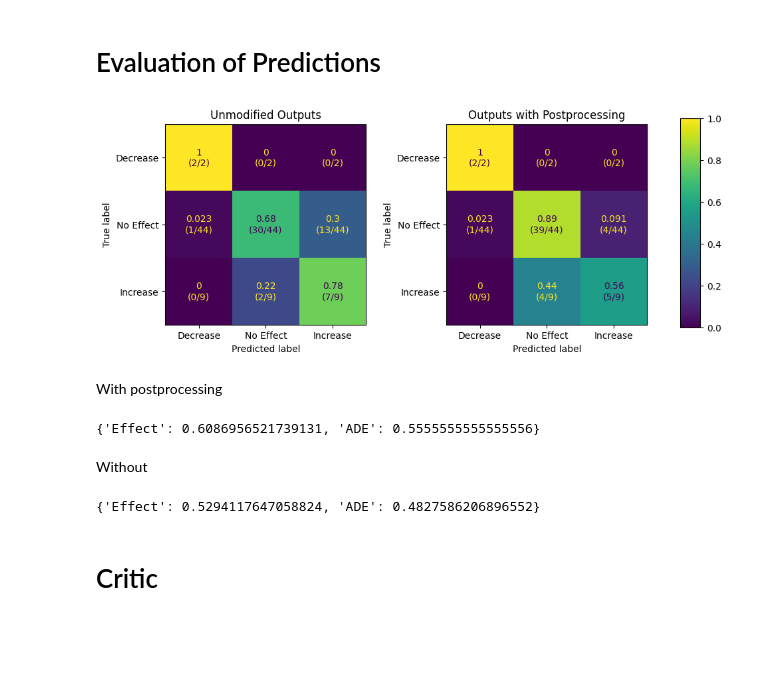
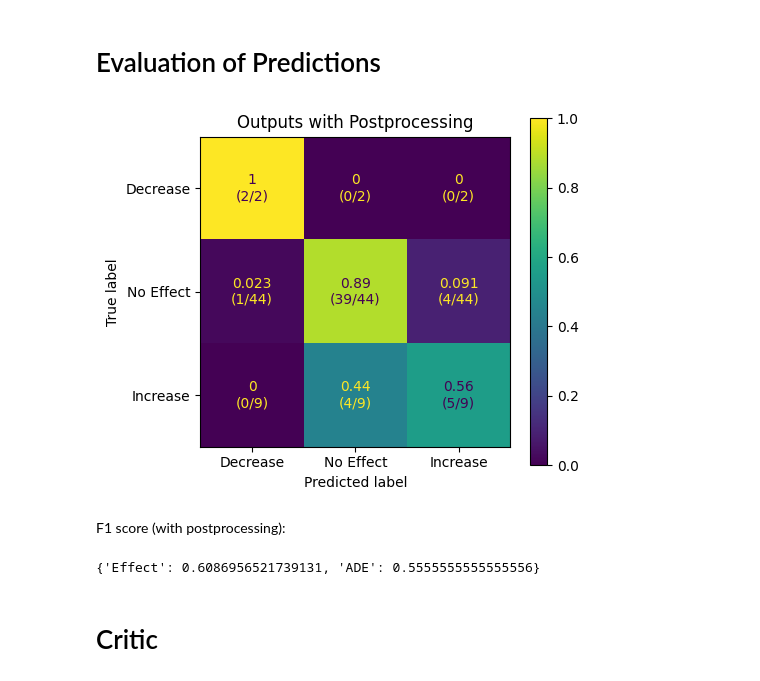
Before and after one commit to jihyechoi77/malade, a Jupyter notebook: results.ipynb, the cells around one changed output. Cells and saved outputs as stored; diff of their text form; code cells hidden in the pictures; blank space fills up the shorter version.

```diff
--- a/results.ipynb
+++ b/results.ipynb
@@ -73,43 +73,33 @@ plot_interactions(omop_table, save_to="img/omop_ground_truth.pdf")
 # %%
 y, yhat = to_verified_labels(predicted_omop_table(interactions, noop))
 label_map = {
     OMOPLabels.DECREASE: 0,
     OMOPLabels.NO_EFFECT: 1,
     OMOPLabels.INCREASE: 2,
 }
 y = [label_map[yi] for yi in y]
 yhat = [label_map[yi] for yi in yhat]
 
-fig, ax = plt.subplots(1, 2, figsize=(10,4.5))
+fig, ax = plt.subplots(figsize=(5,4.5))
 
-im_kw={"vmin": 0, "vmax": 1}
-
-_, im_ = omop_confusion(noop, ax=ax[0], colorbar=False, im_kw=im_kw)
-ax[0].set_title("Unmodified Outputs")
-
-omop_confusion(exclude_prob_or_rare_and_weak, ax=ax[1], colorbar=False, im_kw=im_kw)
-ax[1].set_title("Outputs with Postprocessing")
-
-fig.subplots_adjust(right=0.85, wspace=0.4)
-cbar_ax = fig.add_axes([0.9, 0.15, 0.03, 0.7])
-fig.colorbar(im_, cax=cbar_ax)
+_, im_ = omop_confusion(
+    exclude_prob_or_rare_and_weak,
+    ax=ax,
+    colorbar=True,
+    im_kw={"vmin": 0, "vmax": 1}
+)
+ax.set_title("Outputs with Postprocessing")
 
 plt.savefig("img/confusion_matrix.pdf")
 plt.show()
 # %% [output]
-[figure, old version]
+[figure, new version]
 # %% [markdown]
-With postprocessing
+F1 score (with postprocessing):
 # %%
 omop_f1(exclude_prob_or_rare_and_weak)
 # %% [output]
 {'Effect': 0.6086956521739131, 'ADE': 0.5555555555555556}
-# %% [markdown]
-Without
-# %%
-omop_f1(noop)
-# %% [output]
-{'Effect': 0.5294117647058824, 'ADE': 0.4827586206896552}
 # %% [markdown]
 # Critic
 # %%
```
Also changed, not shown: parts of 2 cells of this notebook, 5 other files.
